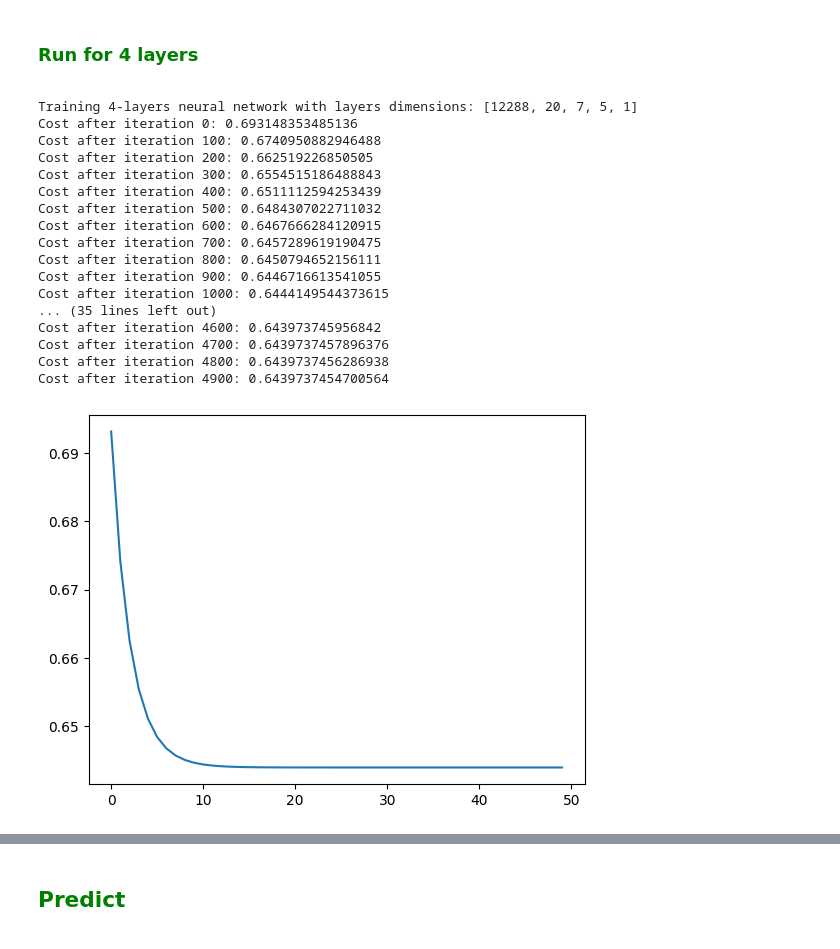
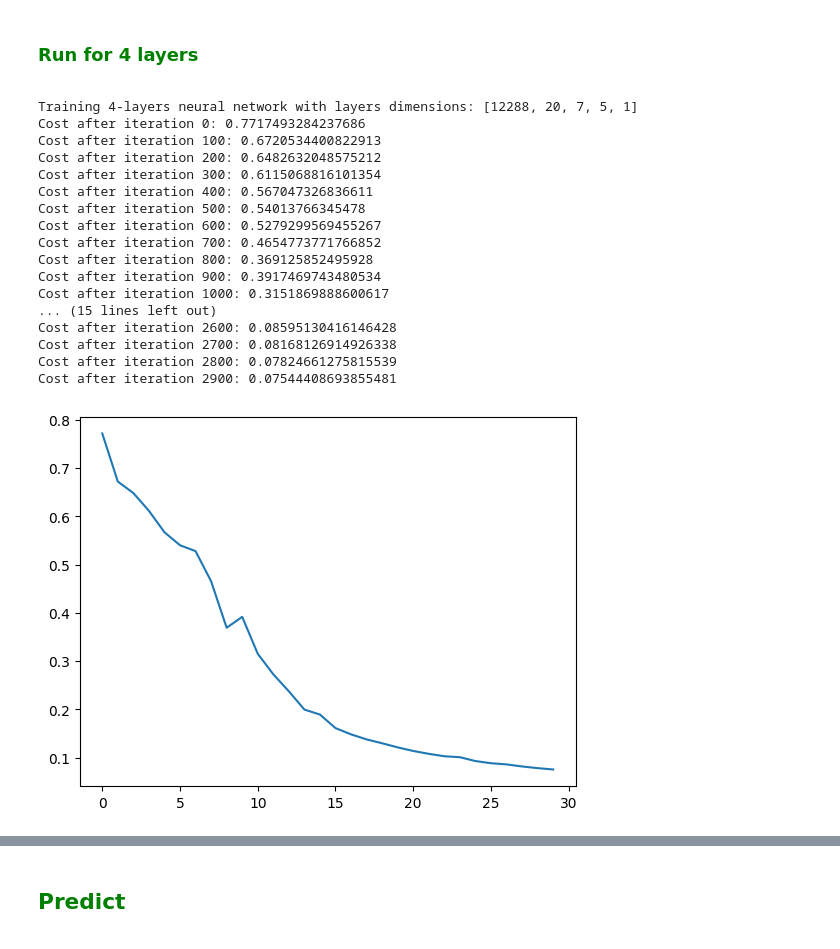
Before and after one commit to Propsi4/Amazinum, a Jupyter notebook: Homeworks/deep_neural_networks/lesson_26_DNN_hometask.ipynb, the cells around one changed output, grey strips where cells are left out. Saved outputs shown, nothing was run; the diff lists cells and outputs as text; code cells hidden in the pictures.

```diff
--- a/Homeworks/deep_neural_networks/lesson_26_DNN_hometask.ipynb
+++ b/Homeworks/deep_neural_networks/lesson_26_DNN_hometask.ipynb
@@ -420,7 +419,7 @@ def forward_propagation_step(A_prev, W, b, activation):
     cache - tuple containing W, b, A_prev, Z stored for computing the backward pass
     """
 
-    Z = np.dot(W, A_prev) + b
+    Z = W @ A_prev + b
 
     if activation == "sigmoid":
         A= sigmoid(Z)
@@ -515,11 +527,10 @@ def backward_propagation_step(dL_dA, cache, activation):
     dL_dZ = dL_dA * dg_dz
 
     # backward linear part:
-
-    dL_dW = 1/A_prev.shape[1] * np.dot(dL_dZ, A_prev.T)
-    dL_db = 1/A_prev.shape[1] * np.sum(dL_dZ, axis=1, keepdims=True)
-    dL_dA_prev = np.dot(W.T, dL_dZ)
-
+    m = A_prev.shape[1]
+    dL_dW = 1/m * dL_dZ @ A_prev.T
+    dL_db = 1/m * np.sum(dL_dZ, axis=1, keepdims=True)
+    dL_dA_prev = W.T @ dL_dZ
 
     assert (dL_dA_prev.shape == A_prev.shape)
     assert (dL_dW.shape == W.shape)
@@ -537,7 +548,7 @@ def relu_backward(Z):
 
 def sigmoid_backward(Z):
 
-    dg_dz = sigmoid(Z) * (1 - sigmoid(Z))
+    dg_dz = sigmoid(Z)*(1-sigmoid(Z))
     assert (dg_dz.shape == Z.shape)
     return dg_dz
 # %% [markdown]
@@ -634,5 +646,5 @@ n_y = Y_train.shape[0]
 layers_dims = [n_x, n_h, n_y]
 
 parameters = two_layer_model(
-    X_train_scaled, Y_train, layers_dims, learning_rate = 0.02, num_iterations = 3000, print_cost=True)
+    X_train_scaled, Y_train, layers_dims, learning_rate = 0.003, num_iterations = 3000, print_cost=True)
 # %% [output]
@@ -786,7 +798,7 @@ def backward_propagation_whole_process(A_last, Y, caches):
     dL_db= {}
 
     L = len(caches) # the number of layers
-    m = Y.shape[1] # number of samples
+    m = A_last.shape[1] # number of samples
     Y = Y.reshape(A_last.shape) # make sure Y is the same shape as A_last(y_pred)
 
     # Initialize the backpropagation
@@ -919,32 +931,32 @@ Cost after iteration 4900: 0.10007878251122661
 
 </font>
 # %%
-n_x = X_train_scaled.shape[0]
+n_x = X_train_flatten.shape[0]
 n_y = Y_train.shape[0]
-layers_dims = [n_x, 20, 7, 5, n_y]
+layers_dims = [n_x,20,7,5,n_y]
 
 parameters = model(
-    X_train_scaled, Y_train, layers_dims, num_iterations = 5000, verbose = True,
-    learning_rate = 0.01)
+    X_train_scaled, Y_train, layers_dims, num_iterations = 3000, verbose = True,
+    learning_rate = 0.0075)
 # %% [output]
 Training 4-layers neural network with layers dimensions: [12288, 20, 7, 5, 1]
-Cost after iteration 0: 0.693148353485136
-Cost after iteration 100: 0.6740950882946488
-Cost after iteration 200: 0.662519226850505
-Cost after iteration 300: 0.6554515186488843
-Cost after iteration 400: 0.6511112594253439
-Cost after iteration 500: 0.6484307022711032
-Cost after iteration 600: 0.6467666284120915
-Cost after iteration 700: 0.6457289619190475
-Cost after iteration 800: 0.6450794652156111
-Cost after iteration 900: 0.6446716613541055
-Cost after iteration 1000: 0.6444149544373615
-... (35 lines left out)
-Cost after iteration 4600: 0.643973745956842
-Cost after iteration 4700: 0.6439737457896376
-Cost after iteration 4800: 0.6439737456286938
-Cost after iteration 4900: 0.6439737454700564
+Cost after iteration 0: 0.7717493284237686
+Cost after iteration 100: 0.6720534400822913
+Cost after iteration 200: 0.6482632048575212
+Cost after iteration 300: 0.6115068816101354
+Cost after iteration 400: 0.567047326836611
+Cost after iteration 500: 0.54013766345478
+Cost after iteration 600: 0.5279299569455267
+Cost after iteration 700: 0.4654773771766852
+Cost after iteration 800: 0.369125852495928
+Cost after iteration 900: 0.3917469743480534
+Cost after iteration 1000: 0.3151869888600617
+... (15 lines left out)
+Cost after iteration 2600: 0.08595130416146428
+Cost after iteration 2700: 0.08168126914926338
+Cost after iteration 2800: 0.07824661275815539
+Cost after iteration 2900: 0.07544408693855481
-[figure, old version]
+[figure, new version]
 # %% [markdown]
 <font color = blue >
 
```
Also changed, not shown: parts of 10 cells of this notebook, 1 other file.
